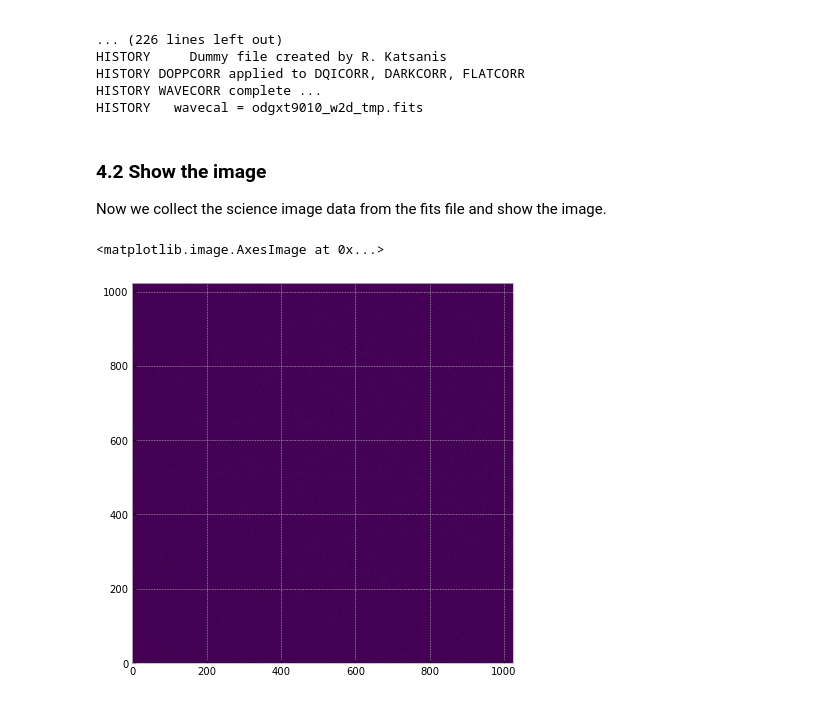
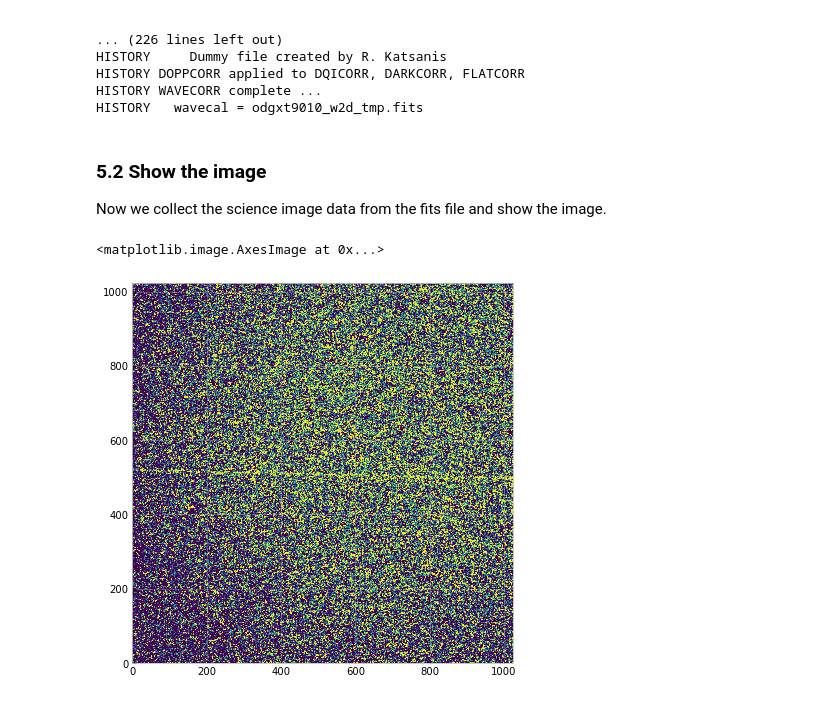
Before and after one commit to spacetelescope/STIS-Notebooks, a Jupyter notebook: View_Data/NUV.ipynb, the cells around one changed output. Drawn from its saved outputs; the diff is of its cells as text; code cells hidden in the pictures.

```diff
--- a/View_Data/NUV.ipynb
+++ b/View_Data/NUV.ipynb
@@ -167,11 +262,11 @@ HISTORY DOPPCORR applied to DQICORR, DARKCORR, FLATCORR
 HISTORY WAVECORR complete ...
 HISTORY   wavecal = odgxt9010_w2d_tmp.fits
 # %% [markdown]
-### 4.2 Show the image
+### 5.2 Show the image
 Now we collect the science image data from the fits file and show the image.
 # %%
 flt_data=fits.open(flt_file)[1].data
-plt.imshow(flt_data,origin='lower',vmin=0,vmax=1e2,cmap="viridis")
+plt.imshow(flt_data,origin='lower',vmin=0,vmax=1,cmap="viridis")
 # %% [output]
 <matplotlib.image.AxesImage at 0x...>
-[figure, old version]
+[figure, new version]
```
Also changed, not shown: parts of 8 cells of this notebook, 1 other file.
